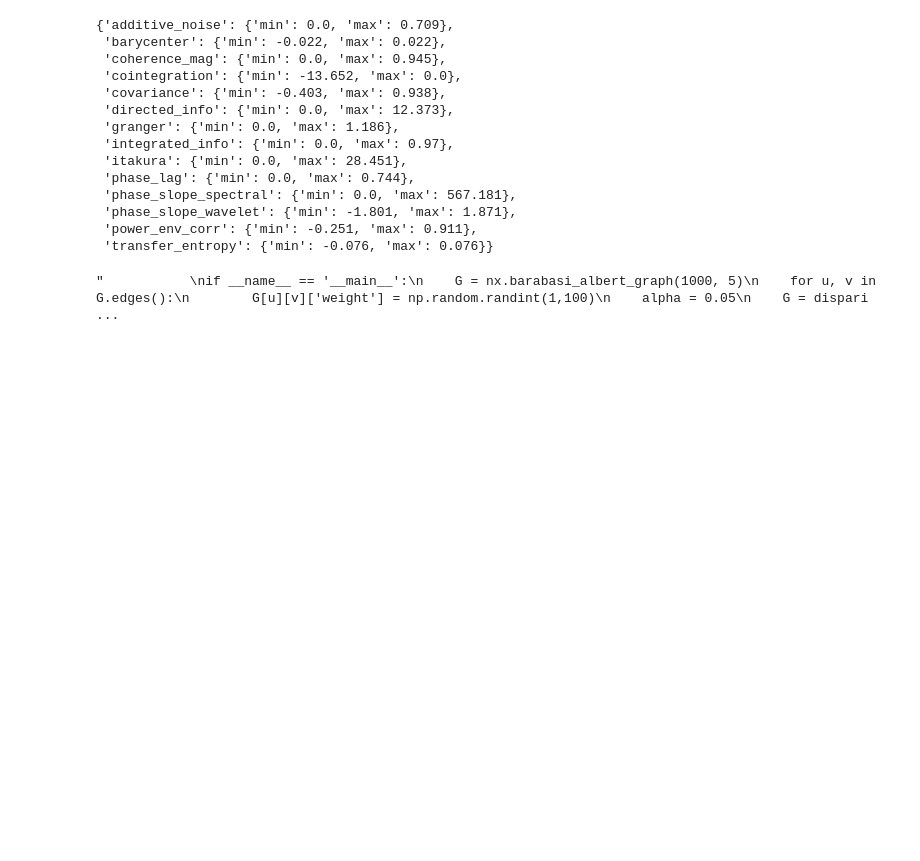
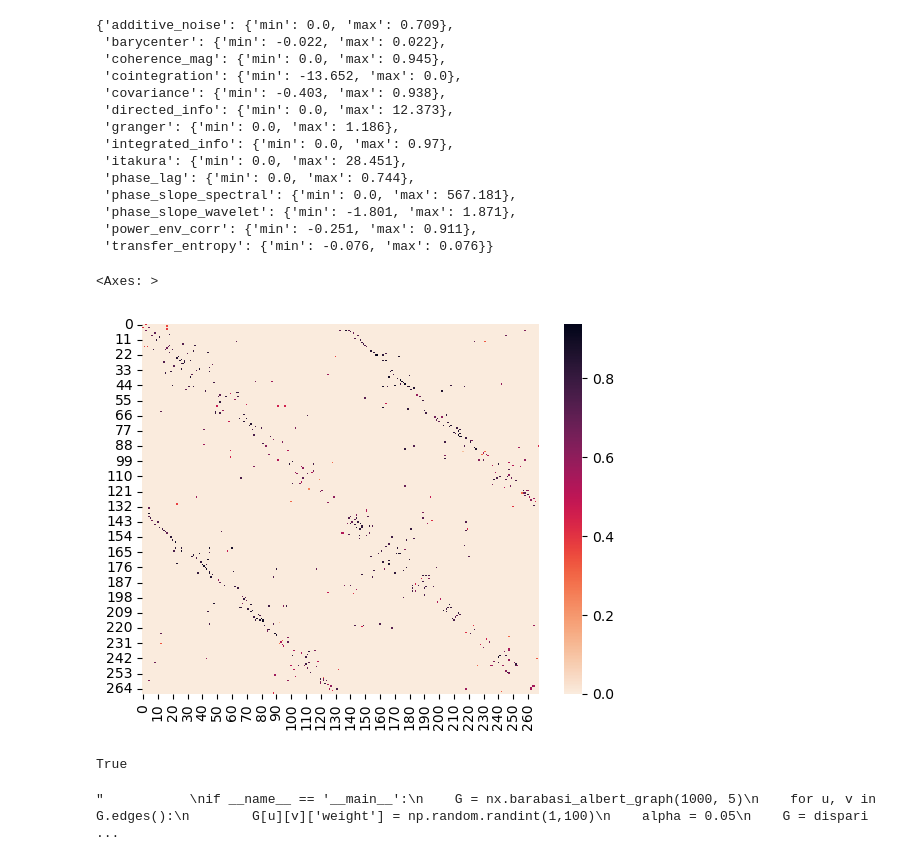
Before and after one commit to i-levy/network-science-final, a Jupyter notebook: setup_testing_v1.ipynb, the cells around one changed output. Drawn from its saved outputs; the diff is of its cells as text; code cells hidden in the pictures; blank space fills up the shorter version.

```diff
--- a/setup_testing_v1.ipynb
+++ b/setup_testing_v1.ipynb
@@ -453,4 +488,15 @@ fc_thresh_pos = np.where(fc > 0 , fc, 0)
 G = nx.Graph(fc)
+# %%
+G2 = nx.maximum_spanning_tree(nx.Graph(fc_thresh_pos))
+fc_span = nx.adjacency_matrix(G2).toarray()
+sns.heatmap(fc_span, cmap='rocket_r')
+# %% [output]
+<Axes: >
+[figure, added]
+# %%
+nx.is_connected(nx.Graph(fc_thresh_pos))
+# %% [output]
+True
 # %%
 '''
 This module implements the disparity filter to compute a significance score of edge weights in networks
```
Also changed, not shown: parts of 13 cells of this notebook, 1 other file.
